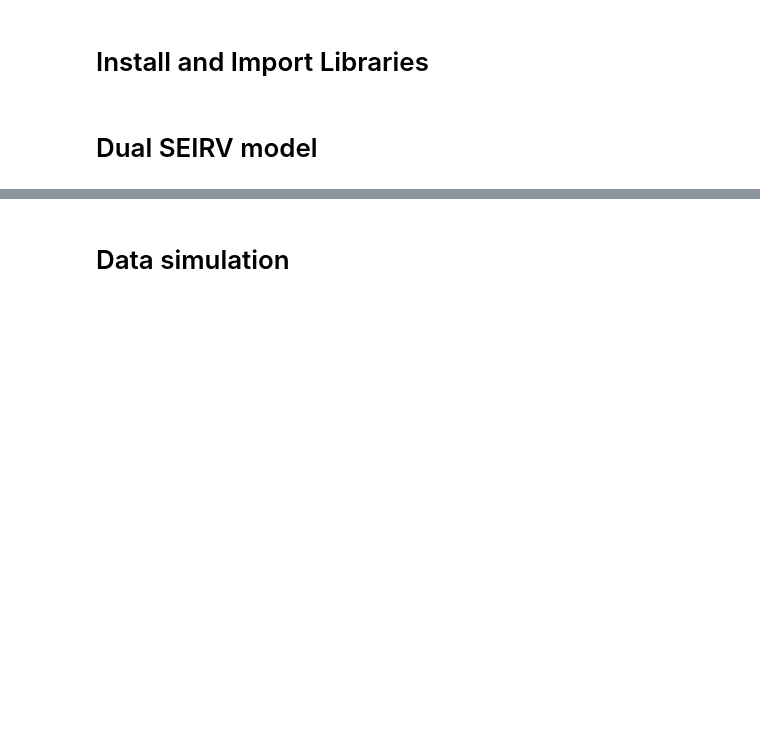
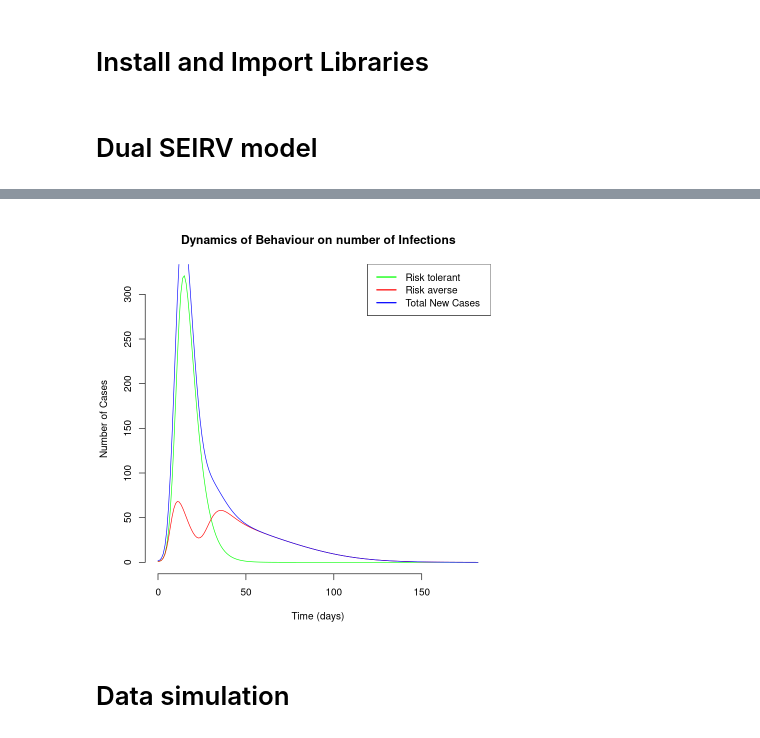
Before and after one commit to clemsadand/MMED-Group7, a Jupyter notebook: mmed_code_group7.ipynb, the cells around one changed output, grey strips where cells are left out. Cells and saved outputs as stored; diff of their text form; code cells hidden in the pictures; blank space fills up the shorter version.

```diff
--- a/mmed_code_group7.ipynb
+++ b/mmed_code_group7.ipynb
@@ -89,3 +101,26 @@ ggplot(data = output_df, aes(x = time, y = P)) +
+# %%
+#???????????? I DONT GIVE UP
+
+max_y <- max(c(max(output_df$I_T), max(output_df$I_A)))
+output_df$I <- output_df$I_A + output_df$I_T
+
+plot(output_df$time,               # Time on the x axis
+     output_df$I_T,                  # Number infected (I) on the y axis
+     xlab = "Time (days)",     # Label the x axis
+     ylab = "Number of Cases",  # Label the y axis
+     main = "Dynamics of Behaviour on number of Infections",    # Plot title
+     xlim = c(0, max(output_df$time)),           #
+     ylim = c(0, max_y),
+     col="green",
+     type = "l",                # Use a line plot
+     bty = "n")                 # Remove the box around the plot
+
+
+lines(output_df$time, output_df$I_A, col="red")
+lines(output_df$time, output_df$I, col="blue")
+legend("topright", legend = c("Risk tolerant", "Risk averse","Total New Cases"), col = c("green", "red","blue"), lwd = 2)
+# %% [output]
+[figure, added]
 # %% [markdown]
 # Data simulation
 # %%
```
Also changed, not shown: parts of 10 cells of this notebook.
